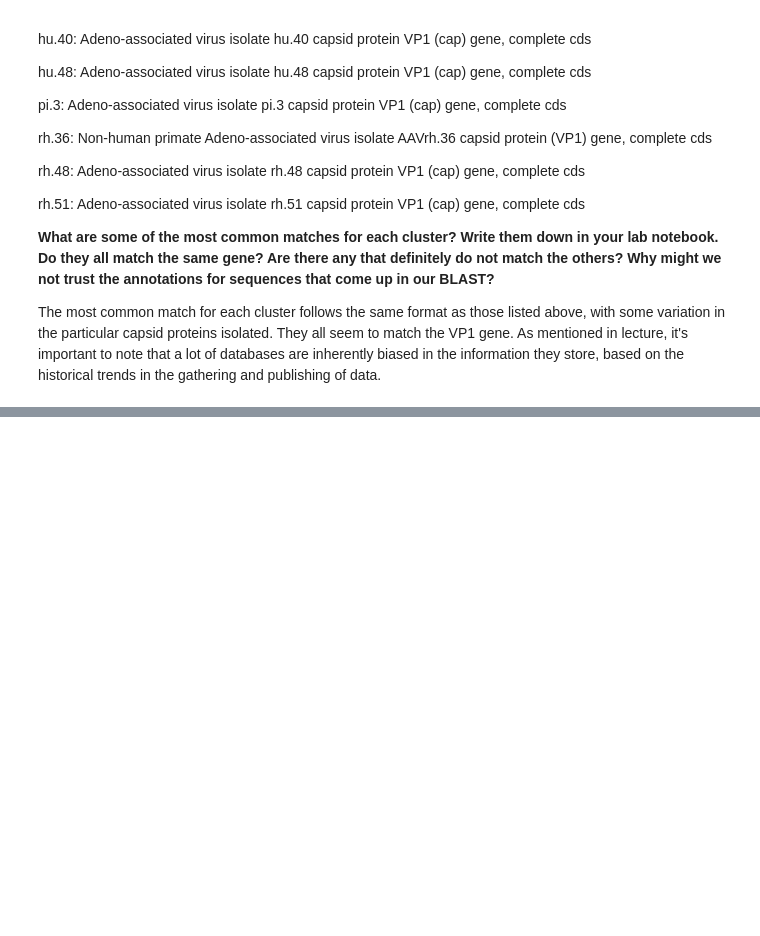
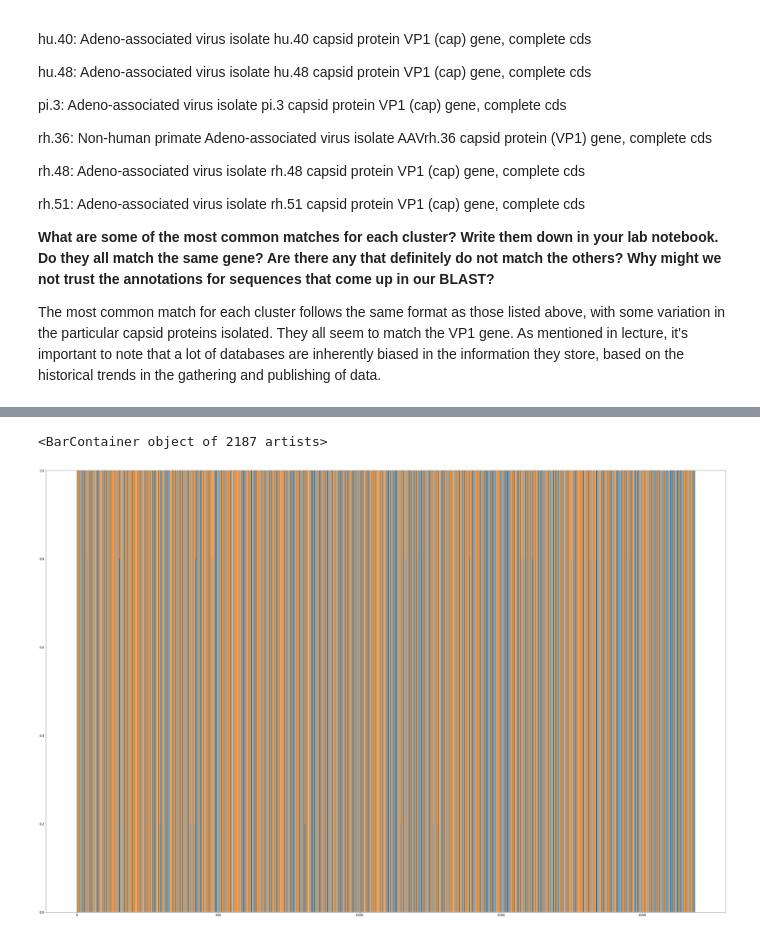
Before and after one commit to paulameena/fa18-BioE131, a Jupyter notebook: lab02.ipynb, the cells around one changed output, grey strips where cells are left out. Drawn from its saved outputs; the diff is of its cells as text; code cells hidden in the pictures; blank space fills up the shorter version.

```diff
--- a/lab02.ipynb
+++ b/lab02.ipynb
@@ -208,15 +237,23 @@ plt.bar(height= gc4, x= xvals, bottom = 1)
 # %%
 from Bio import SeqIO
 from Bio.Align import MultipleSeqAlignment
 from Bio.SeqRecord import SeqRecord
 from Bio import Phylo
 from io import StringIO
 import matplotlib.pyplot as plt
 import matplotlib as mpl
 import numpy as np
 import pandas as pd
-fig5= plt.bar(height= at5, x= xvals)
-plt.bar(height= gc5, x= xvals, bottom = 1)
+xvals5=[]
+i = 0
+while i< len(msa5[0]):
+    xvals5.append(i)
+    i += 1
+fig5= plt.bar(height= at5, x= xvals5)
+plt.bar(height= gc5, x= xvals5, bottom = 1)
+# %% [output]
+<BarContainer object of 2187 artists>
+[figure, added]
 # %%
 from Bio import SeqIO
 from Bio.Align import MultipleSeqAlignment
```
Also changed, not shown: parts of 9 cells of this notebook.
